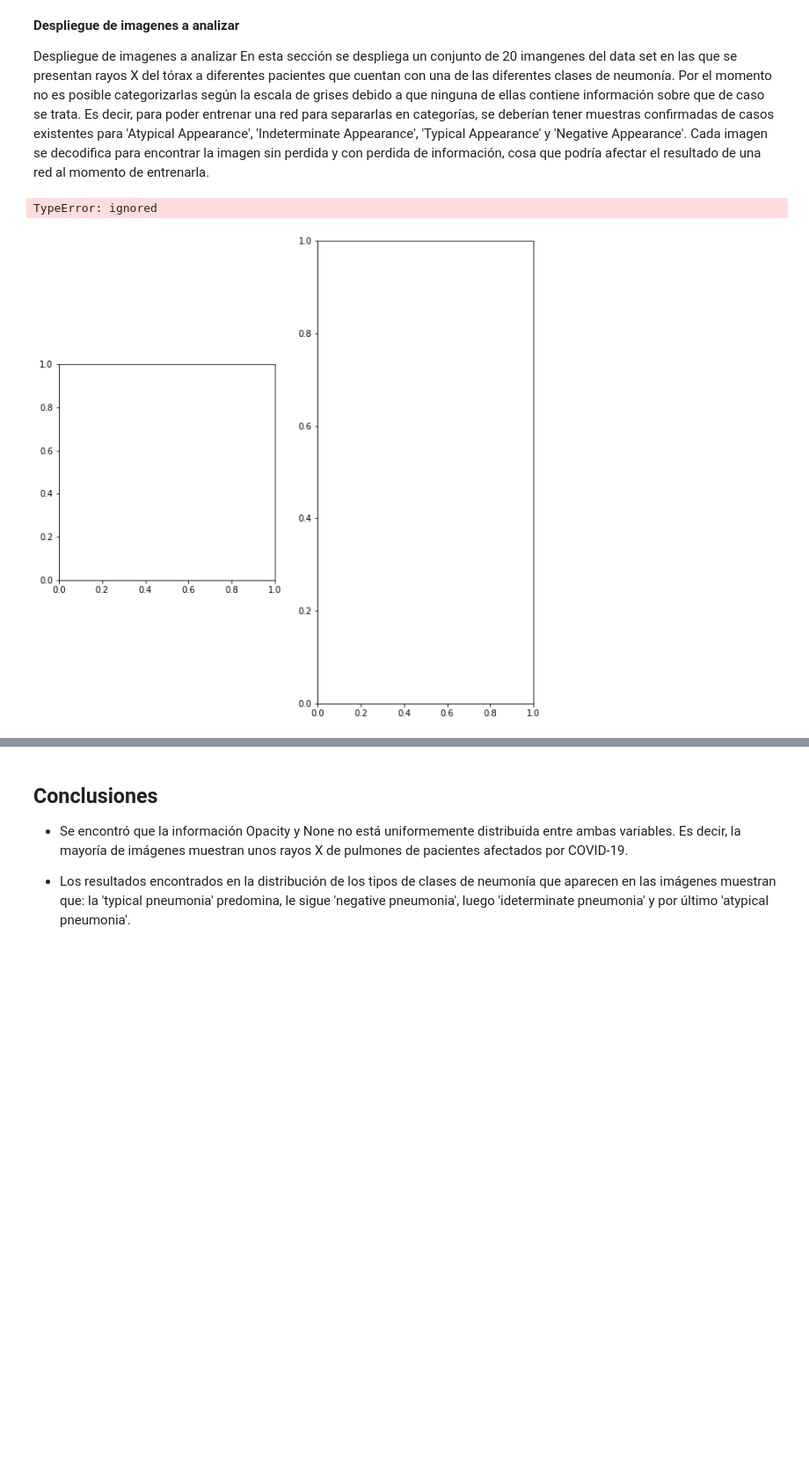
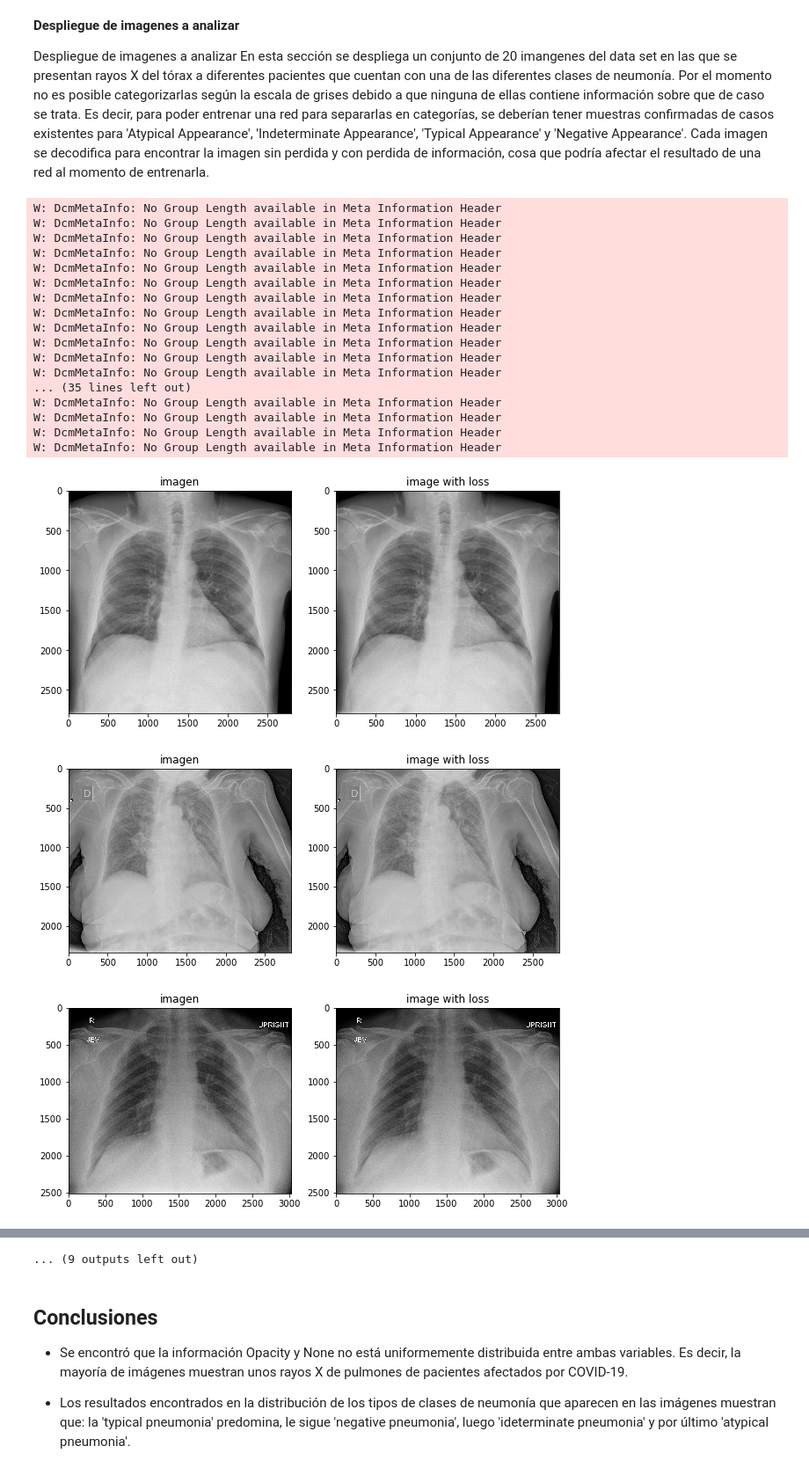
Before and after one commit to Crismaria11/Proyecto2_DS, a Jupyter notebook: Proyecto2_DS.ipynb, the cells around one changed output, grey strips where cells are left out. Shown at 88% size. Saved outputs shown, nothing was run; the diff lists cells and outputs as text; code cells hidden in the pictures; blank space fills up the shorter version.

```diff
--- a/Proyecto2_DS.ipynb
+++ b/Proyecto2_DS.ipynb
@@ -627,24 +627,40 @@ Referencias: https://www.tensorflow.org/io/tutorials/dicom
 
 Despliegue de imagenes a analizar  En esta sección se despliega un conjunto de 20 imangenes del data set en las que se presentan rayos X del tórax a diferentes pacientes que cuentan con una de las diferentes clases de neumonía. Por el momento no es posible categorizarlas según la escala de grises debido a que ninguna de ellas contiene información sobre que de caso se trata. Es decir, para poder entrenar una red para separarlas en categorías, se deberían tener muestras confirmadas de casos existentes para 'Atypical Appearance', 'Indeterminate Appearance', 'Typical Appearance' y  'Negative Appearance'. Cada imagen se decodifica para encontrar la imagen sin perdida y con perdida de información, cosa que podría afectar el resultado de una red al momento de entrenarla.
 # %%
-for n in os.listdir('./Images'):
-    if n == 'desktop.ini':
-        nada=0
-    else:
-        image_sample = tf.io.read_file("./Images/{}".format(n))
+for files in os.listdir('./Images'):
+    if not (files == 'desktop.ini'):
+        image_sample = tf.io.read_file("./Images/{}".format(files))
 
         img = tfio.image.decode_dicom_image(image_sample, dtype=tf.uint16)
 
         sk = tfio.image.decode_dicom_image(image_sample, on_error='skip', dtype=tf.uint8)
 
         image_with_loss = tfio.image.decode_dicom_image(image_sample, scale='auto', on_error='lossy', dtype=tf.uint8)
 
 
         fig, axes = plt.subplots(1,2, figsize=(10,10))
         axes[0].imshow(np.squeeze(img.numpy()), cmap='gray')
         axes[0].set_title('imagen')
         axes[1].imshow(np.squeeze(image_with_loss.numpy()), cmap='gray')
         axes[1].set_title('image with loss')
 # %% [output]
-TypeError: ignored
+W: DcmMetaInfo: No Group Length available in Meta Information Header
+W: DcmMetaInfo: No Group Length available in Meta Information Header
+W: DcmMetaInfo: No Group Length available in Meta Information Header
+W: DcmMetaInfo: No Group Length available in Meta Information Header
+W: DcmMetaInfo: No Group Length available in Meta Information Header
+W: DcmMetaInfo: No Group Length available in Meta Information Header
+W: DcmMetaInfo: No Group Length available in Meta Information Header
+W: DcmMetaInfo: No Group Length available in Meta Information Header
+W: DcmMetaInfo: No Group Length available in Meta Information Header
+W: DcmMetaInfo: No Group Length available in Meta Information Header
+W: DcmMetaInfo: No Group Length available in Meta Information Header
+W: DcmMetaInfo: No Group Length available in Meta Information Header
+... (35 lines left out)
+W: DcmMetaInfo: No Group Length available in Meta Information Header
+W: DcmMetaInfo: No Group Length available in Meta Information Header
+W: DcmMetaInfo: No Group Length available in Meta Information Header
+W: DcmMetaInfo: No Group Length available in Meta Information Header
-[figure, old version]
+[figure, new version]
+[figure, added]
+[figure, added]
@@ -651,3 +675,4 @@ TypeError: ignored
+... (9 outputs left out)
 # %% [markdown]
 ## Conclusiones
 
```
Also changed, not shown: parts of 6 cells of this notebook.
